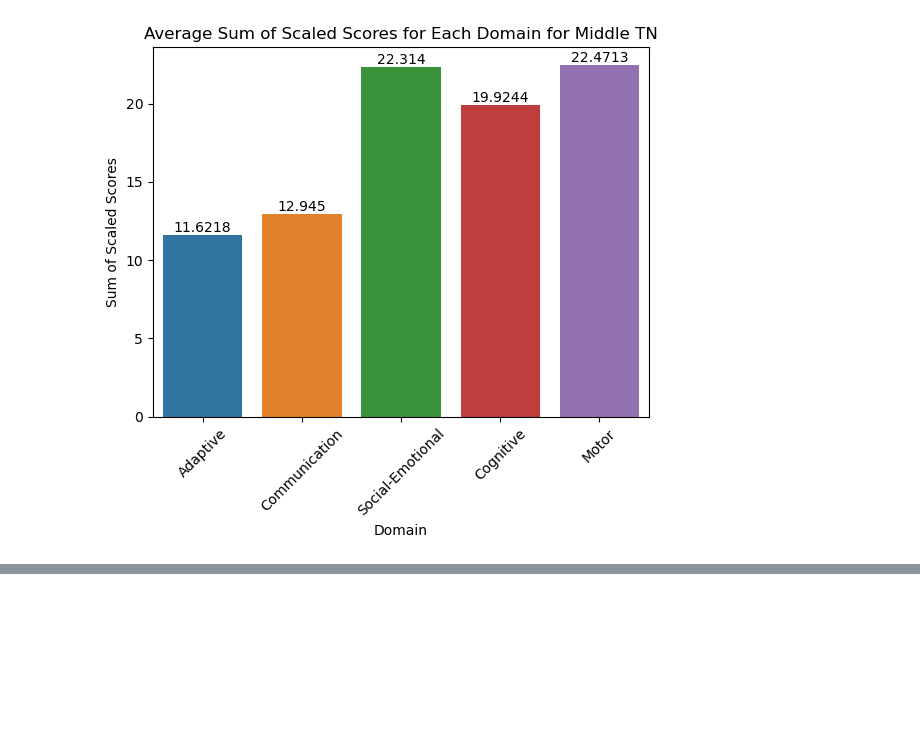
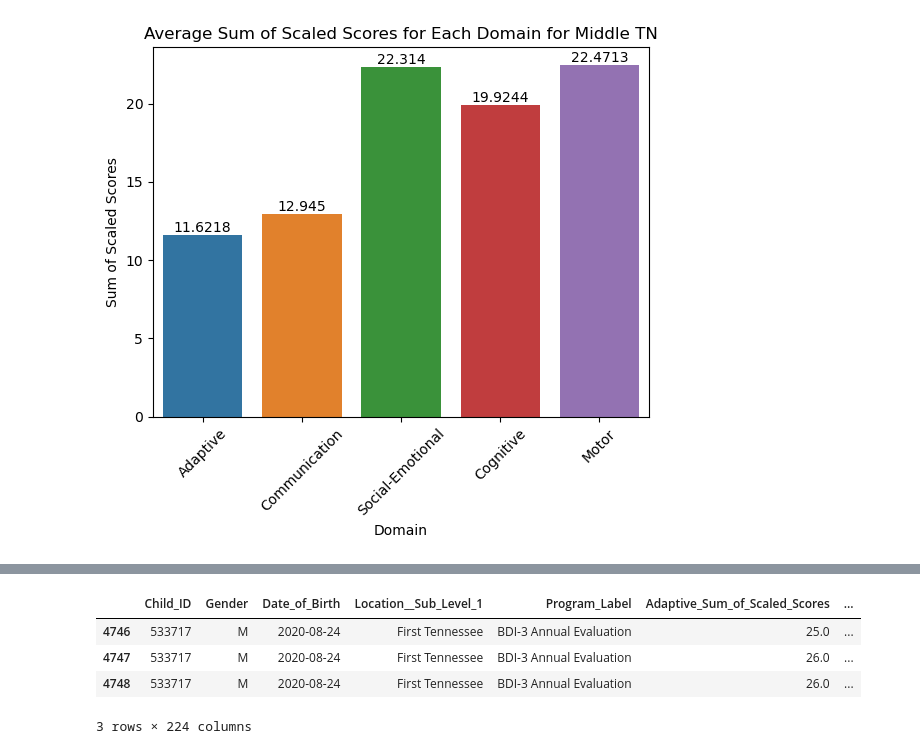
Before and after one commit to NSS-Data-Analytics-Cohort-10/teis-concat-dog, a Jupyter notebook: notebooks/teis-rushi.ipynb, the cells around one changed output, grey strips where cells are left out. Cells and saved outputs as stored; diff of their text form; code cells hidden in the pictures; blank space fills up the shorter version.

```diff
--- a/notebooks/teis-rushi.ipynb
+++ b/notebooks/teis-rushi.ipynb
@@ -316,0 +532,8 @@ ss_avg_mid_barplot.bar_label(ss_avg_mid_barplot.containers[0])
+# %%
+dataset_clean[dataset_clean['Child_ID']==533717]
+# %% [output]
+|  | Child_ID | Gender | Date_of_Birth | Location__Sub_Level_1 | Program_Label | Adaptive_Sum_of_Scaled_Scores | ... |
+| 4746 | 533717 | M | 2020-08-24 | First Tennessee | BDI-3 Annual Evaluation | 25.0 | ... |
+| 4747 | 533717 | M | 2020-08-24 | First Tennessee | BDI-3 Annual Evaluation | 26.0 | ... |
+| 4748 | 533717 | M | 2020-08-24 | First Tennessee | BDI-3 Annual Evaluation | 26.0 | ... |
+3 rows × 224 columns
```
Also changed, not shown: parts of 21 cells of this notebook, 1 other file.
